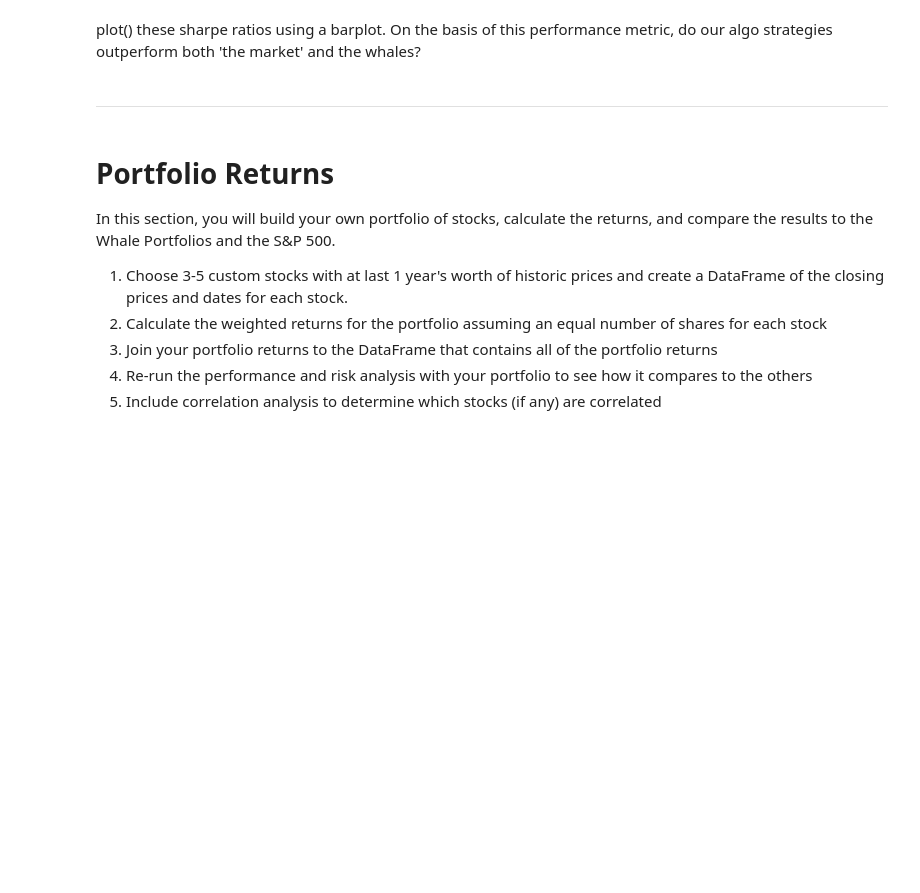
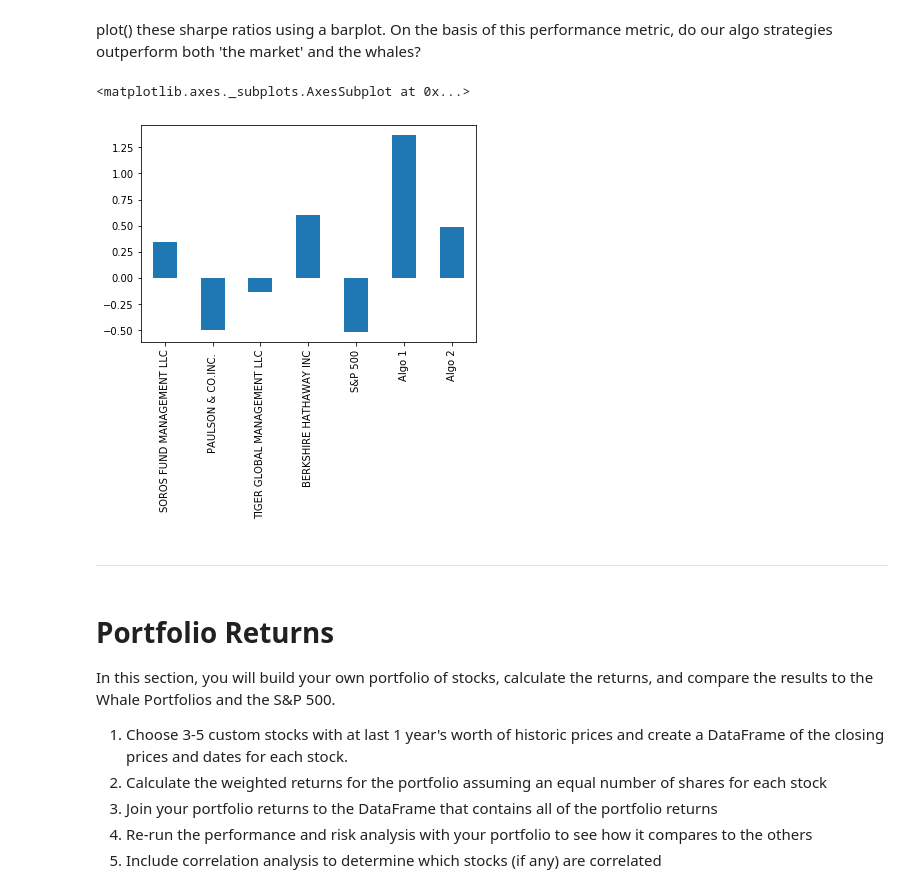
Before and after one commit to basobo/python-pandas, a Jupyter notebook: whale_analysis.ipynb, the cells around one changed output. Cells and saved outputs as stored; diff of their text form; code cells hidden in the pictures; blank space fills up the shorter version.

Commit message:
Finished Sharpe Ratios

```diff
--- a/whale_analysis.ipynb
+++ b/whale_analysis.ipynb
@@ -399,0 +397,4 @@ Calculate and plot the annualized Sharpe ratios for all portfolios to determine
+# %%
+# Annualzied Sharpe Ratios
+sharpe_ratios = (all_returns.mean() * 252) / (all_returns.std() * np.sqrt(252))
+sharpe_ratios.sort_values()
@@ -402,7 +412,10 @@ Calculate and plot the annualized Sharpe ratios for all portfolios to determine
  On the basis of this performance metric, do our algo strategies outperform both 'the market' and the whales?
 # %%
 # Visualize the sharpe ratios as a bar plot
-# YOUR CODE HERE
+sharpe_ratios.plot.bar()
+# %% [output]
+<matplotlib.axes._subplots.AxesSubplot at 0x...>
+[figure, added]
 # %% [markdown]
 ---
 # %% [markdown]
```
Also changed, not shown: parts of 2 cells of this notebook.
